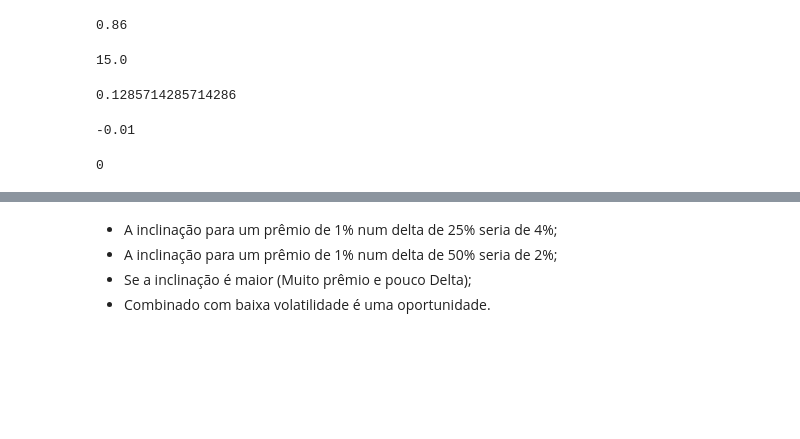
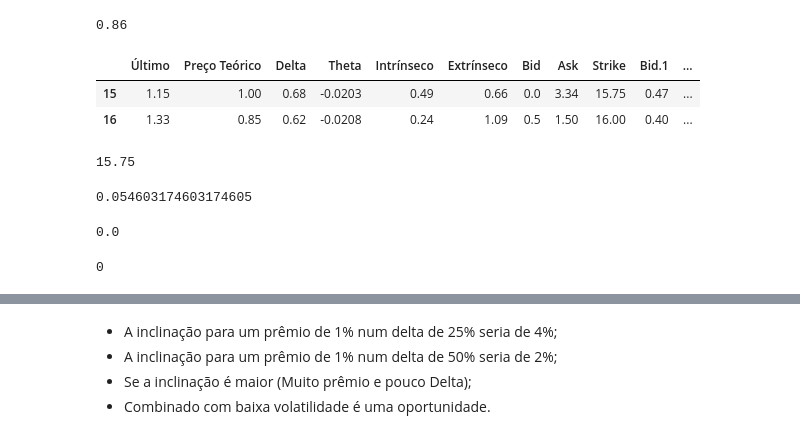
Before and after one commit to facklen/python_para_investimentos, a Jupyter notebook: Análise_Opção_NTCO3.ipynb, the cells around one changed output, grey strips where cells are left out. Drawn from its saved outputs; the diff is of its cells as text; code cells hidden in the pictures; blank space fills up the shorter version.

```diff
--- a/Análise_Opção_NTCO3.ipynb
+++ b/Análise_Opção_NTCO3.ipynb
@@ -317,24 +317,30 @@ P_max
 # %% [output]
 0.86
 # %%
-Linha_P_max = PUTs_OTM[(PUTs_OTM['Ask.1'] >= P_max)]
-Strike_Pmax = Linha_P_max.iat[0,8]
-Strike_Pmax
+Linha_P_max = PUTs_OTM[(PUTs_OTM['Extrínseco.1'] >= P_max)]
+Linha_P_max
 # %% [output]
-15.0
+|  | Último | Preço Teórico | Delta | Theta | Intrínseco | Extrínseco | Bid | Ask | Strike | Bid.1 | ... |
+| 15 | 1.15 | 1.00 | 0.68 | -0.0203 | 0.49 | 0.66 | 0.0 | 3.34 | 15.75 | 0.47 | ... |
+| 16 | 1.33 | 0.85 | 0.62 | -0.0208 | 0.24 | 1.09 | 0.5 | 1.50 | 16.00 | 0.40 | ... |
+# %%
+Strike_Pmax = Linha_P_max.iat[0,8]
+Strike_Pmax
+# %% [output]
+15.75
 # %%
 Prêmio_perc = P_max/Strike_Pmax
 Prêmio_perc
 # %% [output]
-0.1285714285714286
+0.054603174603174605
 # %%
 Delta_min = PUTs_OTM['Delta.1'].max()
-Index_min = PUTs_OTM['Delta.1'].idxmax()
 Delta_min
 # %% [output]
--0.01
+0.0
-# %%
-Index_min
-# %% [output]
-0
+# %%
+Index_min = PUTs_OTM['Delta.1'].idxmax()
+Index_min
+# %% [output]
+0
 # %%
```
Also changed, not shown: parts of 6 cells of this notebook.
